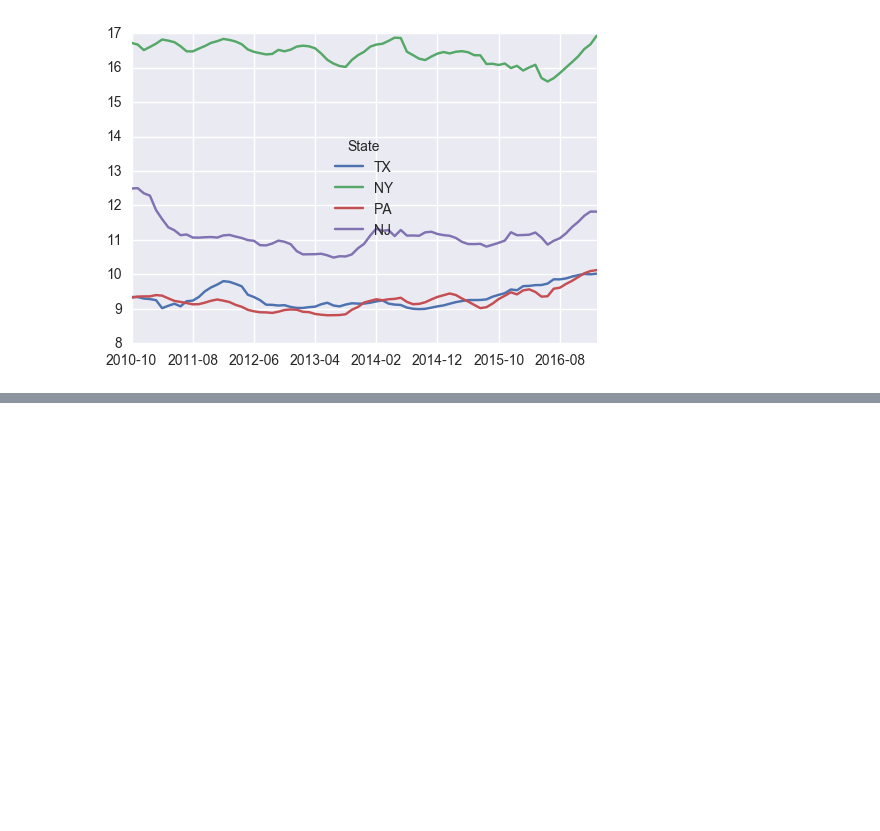
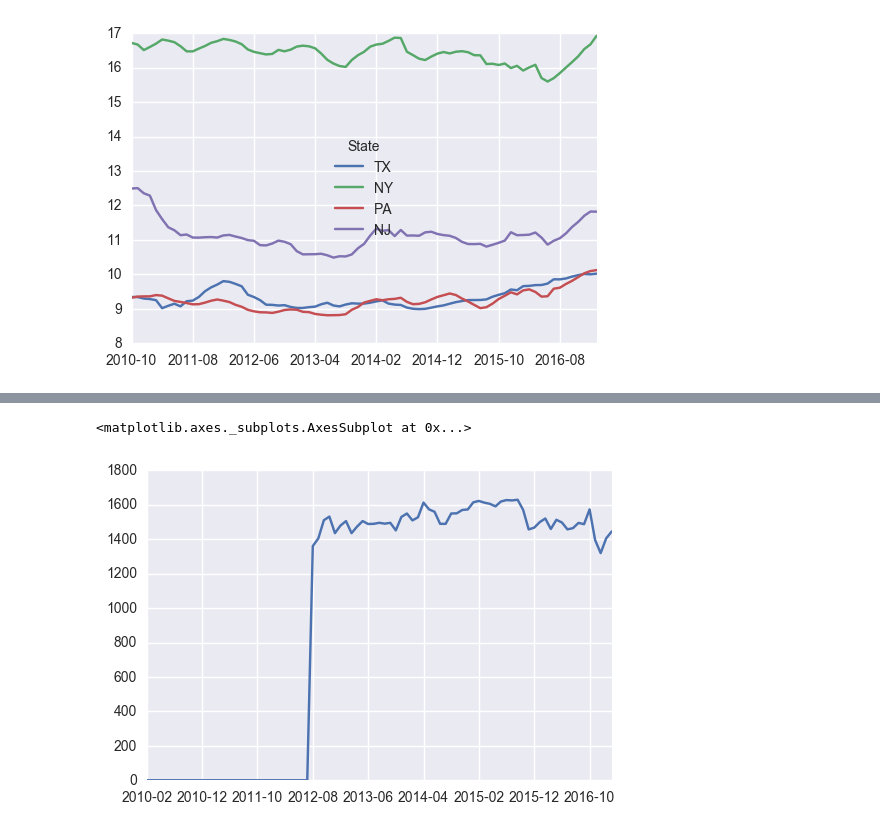
Before and after one commit to carlsednaoui/thinkful-data-science, a Jupyter notebook: coursework/unit_1_project/zillow.ipynb, the cells around one changed output, grey strips where cells are left out. Saved outputs shown, nothing was run; the diff lists cells and outputs as text; code cells hidden in the pictures; blank space fills up the shorter version.

```diff
--- a/coursework/unit_1_project/zillow.ipynb
+++ b/coursework/unit_1_project/zillow.ipynb
@@ -94,0 +169,5 @@ avg_ptr_by_state.loc[["TX", "NY", "PA", "NJ"]].T.plot()
+# %%
+rental_1_room.loc["Midtown"].plot()
+# %% [output]
+<matplotlib.axes._subplots.AxesSubplot at 0x...>
+[figure, added]
```
Also changed, not shown: parts of 10 cells of this notebook.
